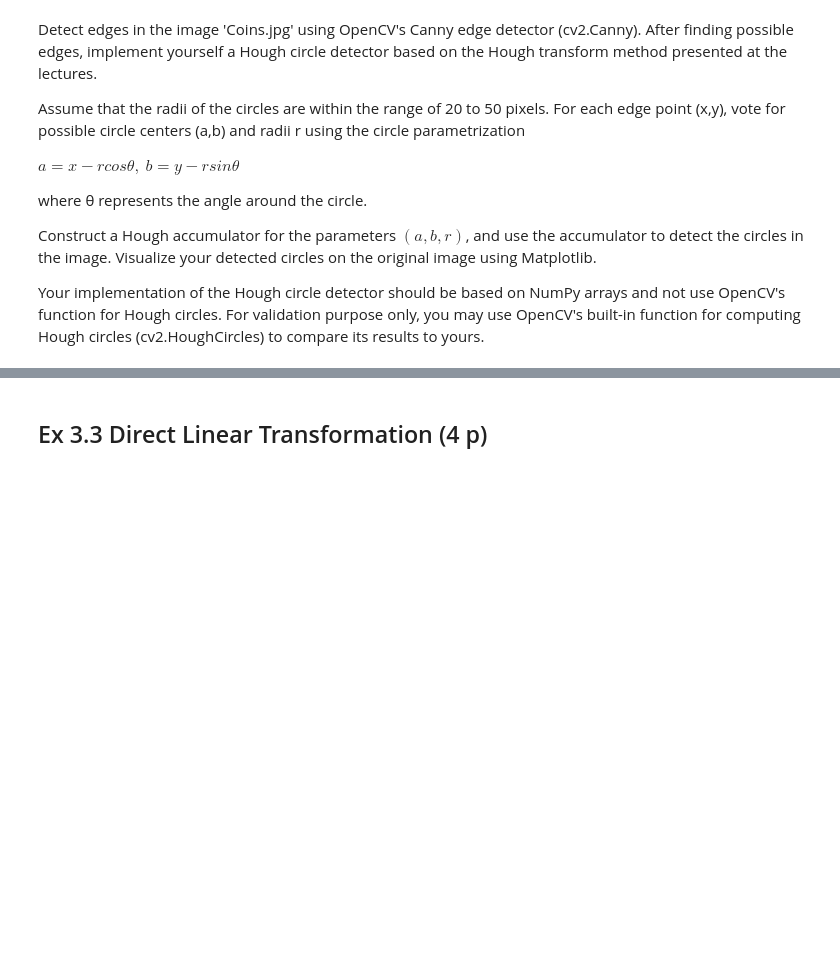
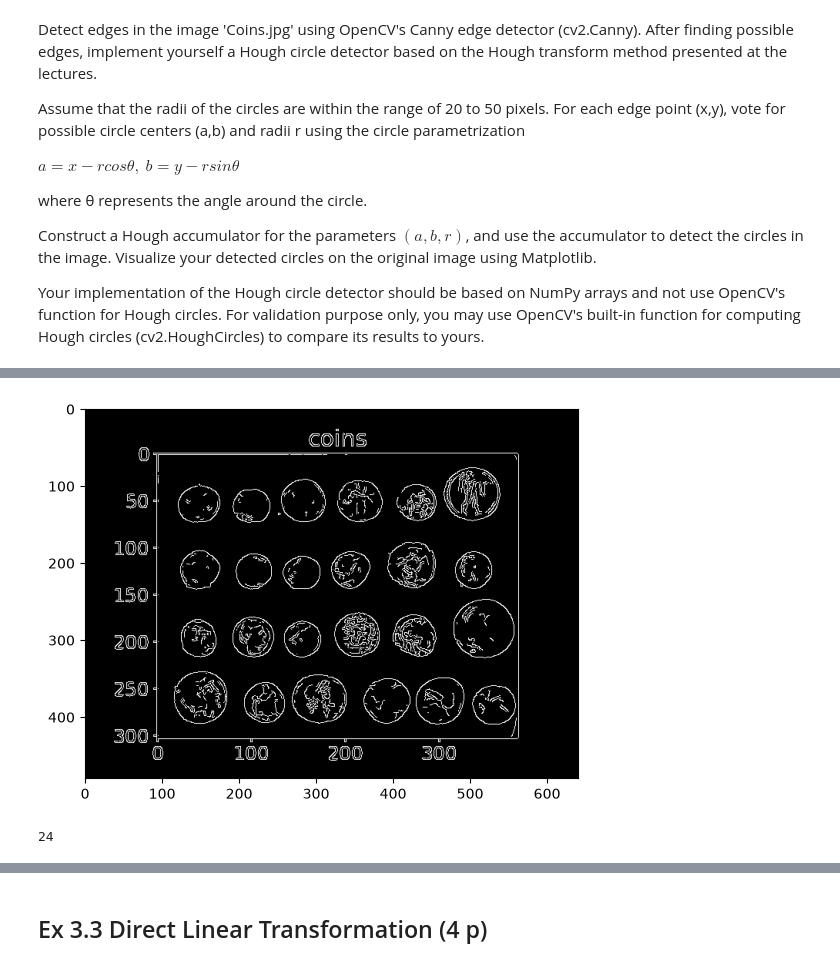
Before and after one commit to SepeZeus/compvis-exercises, a Jupyter notebook: CV-2026-exercises-03.ipynb, the cells around one changed output, grey strips where cells are left out. Saved outputs shown, nothing was run; the diff lists cells and outputs as text; code cells hidden in the pictures; blank space fills up the shorter version.

```diff
--- a/CV-2026-exercises-03.ipynb
+++ b/CV-2026-exercises-03.ipynb
@@ -248,0 +262,7 @@ from matplotlib.patches import Circle
+# %%
+#canny
+canny_coins = cv2.Canny(image, threshold1=150, threshold2=250)
+plt.imshow(canny_coins, cmap='gray')
+plt.show()
+# %% [output]
+[figure, added]
@@ -248,0 +304,27 @@ from matplotlib.patches import Circle
+# %%
+#threshold selection
+threshold = 60
+b_idxs, a_idxs, r_idxs = np.where(accumulator >= threshold)
+sorted_accumulator_idxs = np.argsort(accumulator[b_idxs, a_idxs, r_idxs])[::-1]
+final_circles = []
+distance_threshold = 30
+
+for idx in sorted_accumulator_idxs:
+    a_cand = a_idxs[idx]
+    b_cand = b_idxs[idx]
+    r_cand = radii[r_idxs[idx]]
+
+    # Check distance against already accepted circles
+    is_too_close = False
+    for (a_acc, b_acc, r_acc) in final_circles:
+        dist = np.hypot(a_cand - a_acc, b_cand - b_acc)
+        if dist < distance_threshold:
+            is_too_close = True
+            break
+
+    if not is_too_close:
+        final_circles.append((a_cand, b_cand, r_cand))
+
+len(final_circles)
+# %% [output]
+24
```
Also changed, not shown: parts of 7 cells of this notebook.
